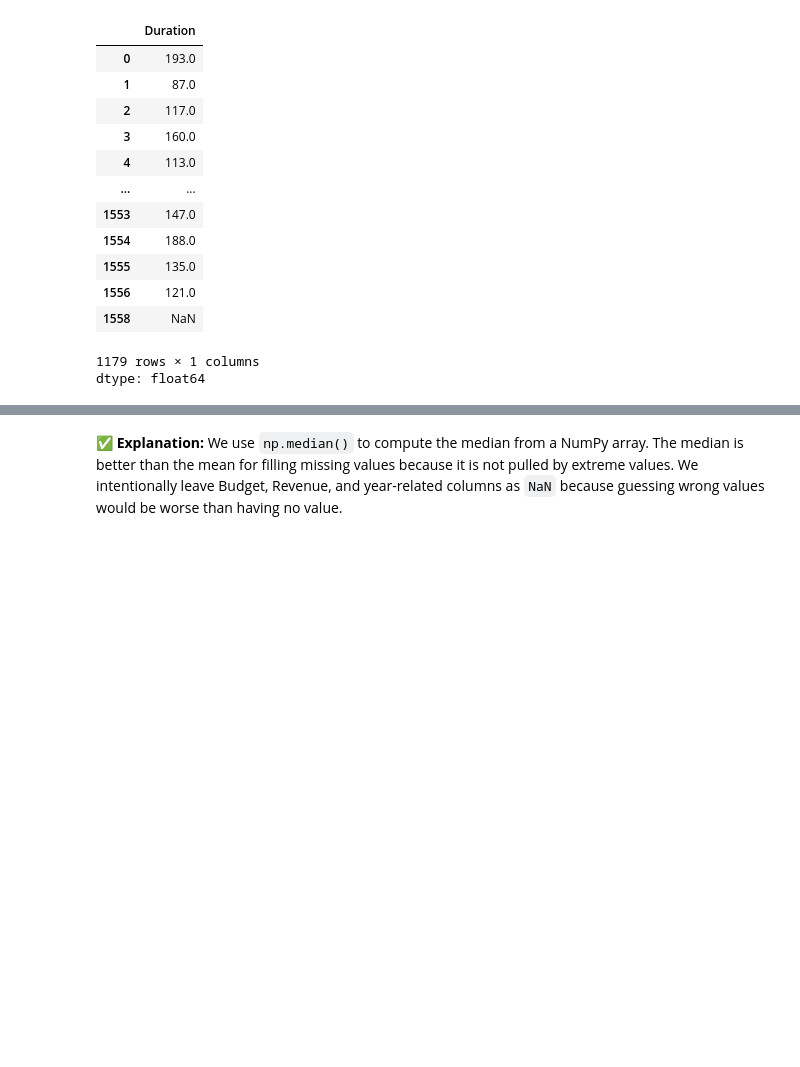
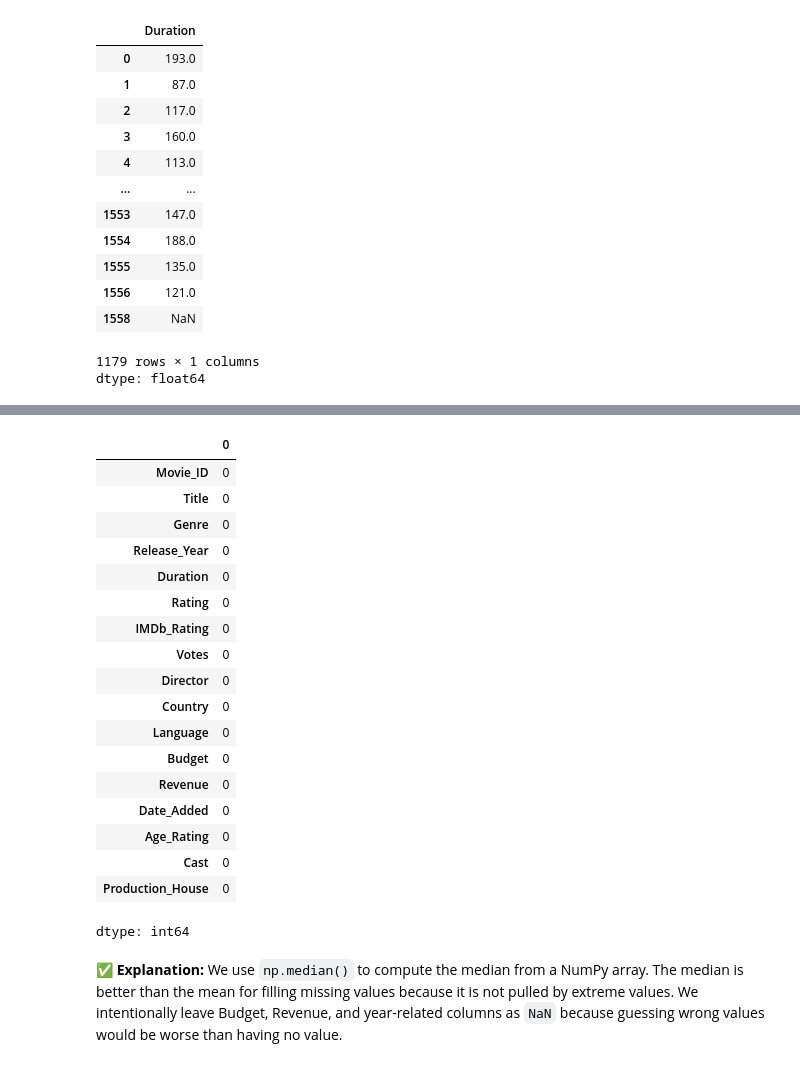
Before and after one commit to laxitdange28-tech/Pandas-notes, a Jupyter notebook: netflix_cleaning.ipynb, the cells around one changed output, grey strips where cells are left out. Saved outputs shown, nothing was run; the diff lists cells and outputs as text; code cells hidden in the pictures; blank space fills up the shorter version.

```diff
--- a/netflix_cleaning.ipynb
+++ b/netflix_cleaning.ipynb
@@ -1374,0 +1509,3 @@ dtype: float64
+# %%
+df['Director'] = df['Director'].fillna('Unknown')
+df['Director']
@@ -1374,0 +1527,3 @@ dtype: float64
+# %%
+df['Duration'] = df['Duration'].fillna(df['Duration'].median())
+df['Duration']
@@ -1375,3 +1545,25 @@ dtype: float64
+# %%
+df.isnull().sum()
+# %% [output]
+|  | 0 |
+| Movie_ID | 0 |
+| Title | 0 |
+| Genre | 0 |
+| Release_Year | 0 |
+| Duration | 0 |
+| Rating | 0 |
+| IMDb_Rating | 0 |
+| Votes | 0 |
+| Director | 0 |
+| Country | 0 |
+| Language | 0 |
+| Budget | 0 |
+| Revenue | 0 |
+| Date_Added | 0 |
+| Age_Rating | 0 |
+| Cast | 0 |
+| Production_House | 0 |
+dtype: int64
 # %% [markdown]
 ✅ **Explanation:** We use `np.median()` to compute the median from a NumPy array. The median is better than the mean for filling missing values because it is not pulled by extreme values. We intentionally leave Budget, Revenue, and year-related columns as `NaN` because guessing wrong values would be worse than having no value.
 # %% [markdown]
```
Also changed, not shown: parts of 9 cells of this notebook.
